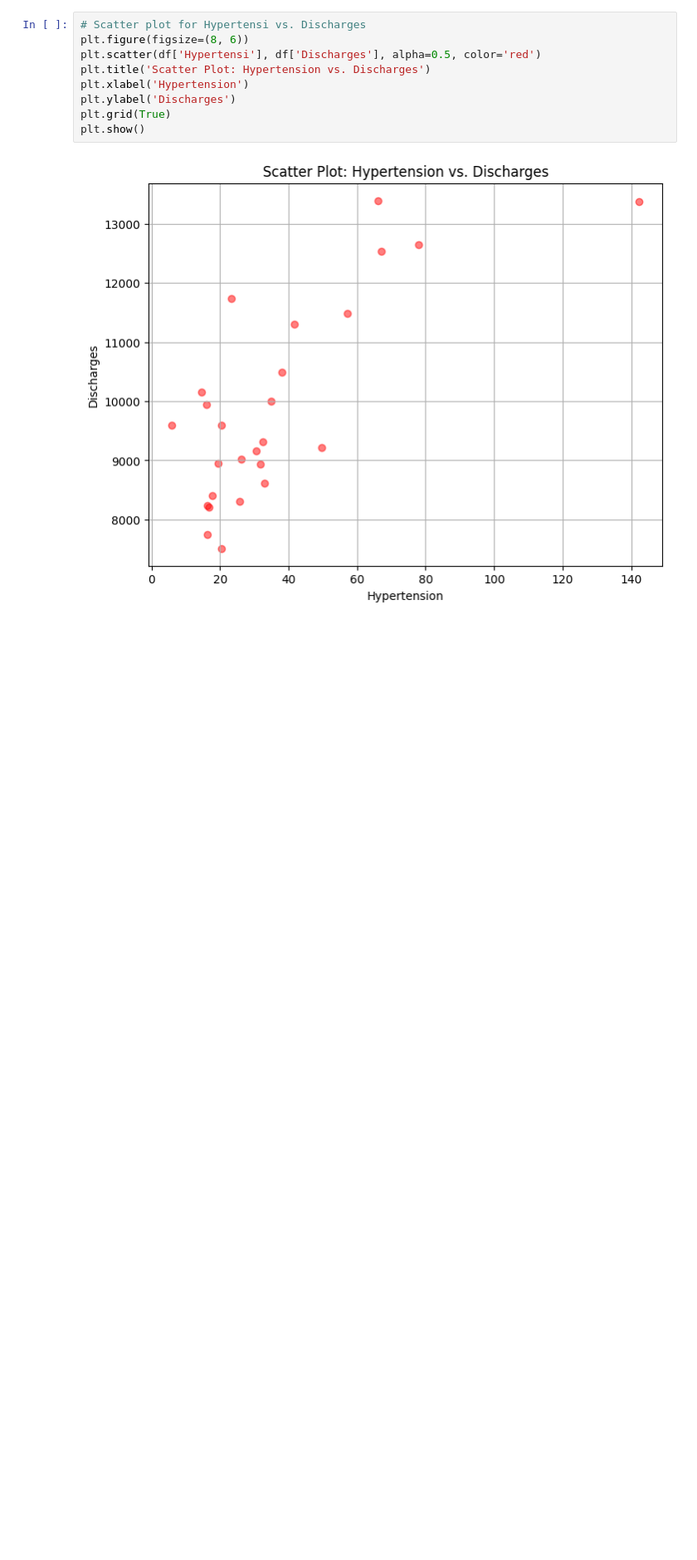
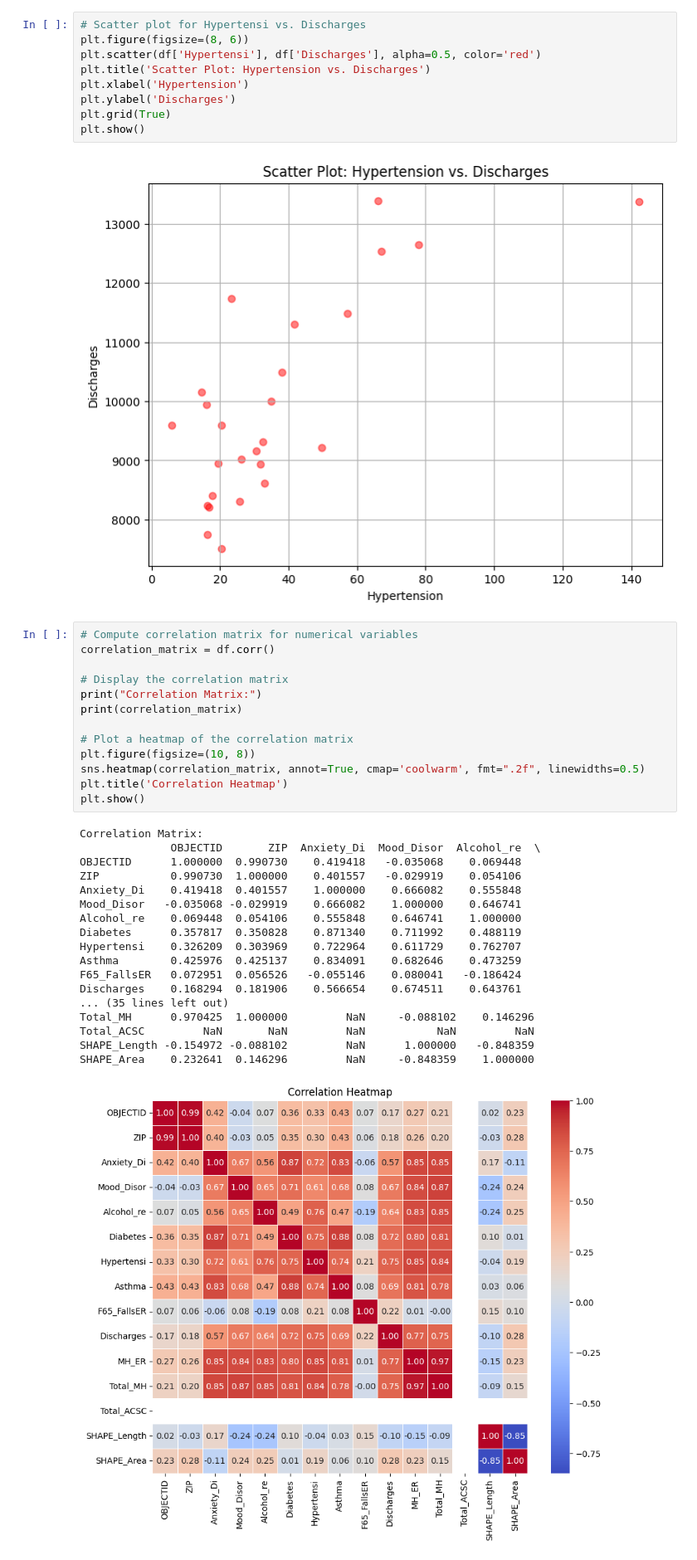
Before and after one commit to Alyssasorensen/HHA507class3, a Jupyter notebook: datasci_3_eda.ipynb, the cells around one changed output. Shown at 83% size. Saved outputs shown, nothing was run; the diff lists cells and outputs as text; blank space fills up the shorter version.

```diff
--- a/datasci_3_eda.ipynb
+++ b/datasci_3_eda.ipynb
@@ -149,3 +149,35 @@ plt.grid(True)
 plt.show()
 # %% [output]
 [figure]
+# %%
+# Compute correlation matrix for numerical variables
+correlation_matrix = df.corr()
+
+# Display the correlation matrix
+print("Correlation Matrix:")
+print(correlation_matrix)
+
+# Plot a heatmap of the correlation matrix
+plt.figure(figsize=(10, 8))
+sns.heatmap(correlation_matrix, annot=True, cmap='coolwarm', fmt=".2f", linewidths=0.5)
+plt.title('Correlation Heatmap')
+plt.show()
+# %% [output]
+Correlation Matrix:
+              OBJECTID       ZIP  Anxiety_Di  Mood_Disor  Alcohol_re  \
+OBJECTID      1.000000  0.990730    0.419418   -0.035068    0.069448
+ZIP           0.990730  1.000000    0.401557   -0.029919    0.054106
+Anxiety_Di    0.419418  0.401557    1.000000    0.666082    0.555848
+Mood_Disor   -0.035068 -0.029919    0.666082    1.000000    0.646741
+Alcohol_re    0.069448  0.054106    0.555848    0.646741    1.000000
+Diabetes      0.357817  0.350828    0.871340    0.711992    0.488119
+Hypertensi    0.326209  0.303969    0.722964    0.611729    0.762707
+Asthma        0.425976  0.425137    0.834091    0.682646    0.473259
+F65_FallsER   0.072951  0.056526   -0.055146    0.080041   -0.186424
+Discharges    0.168294  0.181906    0.566654    0.674511    0.643761
+... (35 lines left out)
+Total_MH      0.970425  1.000000         NaN     -0.088102    0.146296
+Total_ACSC         NaN       NaN         NaN           NaN         NaN
+SHAPE_Length -0.154972 -0.088102         NaN      1.000000   -0.848359
+SHAPE_Area    0.232641  0.146296         NaN     -0.848359    1.000000
+[figure, added]
```
Also changed, not shown: parts of 2 cells of this notebook.
